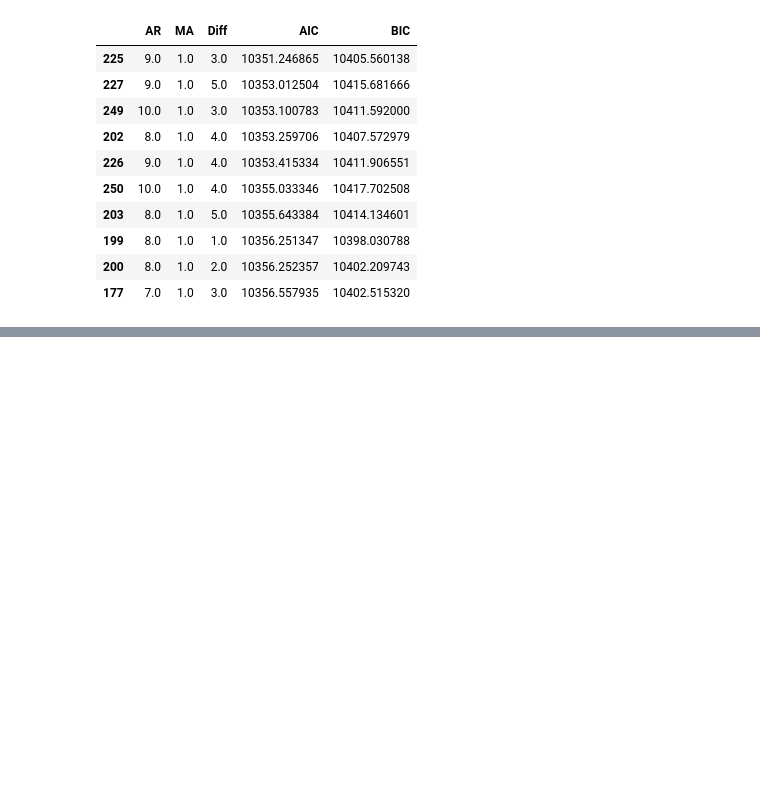
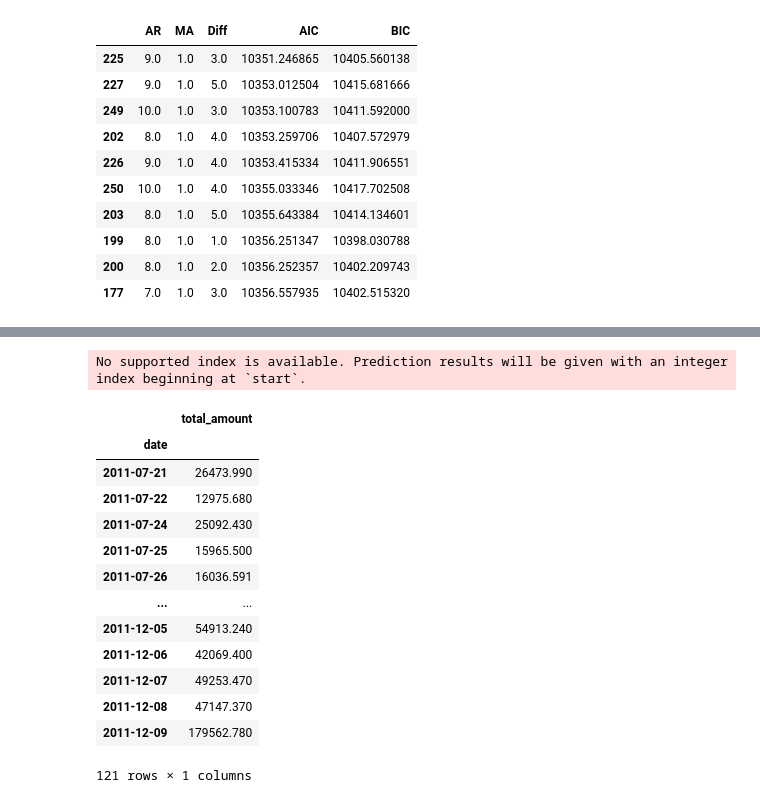
Before and after one commit to yichuang25/Forecasting-Project-Sales, a Jupyter notebook: Analysis&Modeling/SARIMAX.ipynb, the cells around one changed output, grey strips where cells are left out. Drawn from its saved outputs; the diff is of its cells as text; code cells hidden in the pictures; blank space fills up the shorter version.

```diff
--- a/Analysis&Modeling/SARIMAX.ipynb
+++ b/Analysis&Modeling/SARIMAX.ipynb
@@ -325,0 +386,4 @@ result_frame.sort_values(by=['AIC','BIC']).head(10)
+# %%
+predictions= results.predict(start=sales1_train.shape[0], end=sales.shape[0]-1)
+# %% [output]
+No supported index is available. Prediction results will be given with an integer index beginning at `start`.
@@ -325,0 +402,17 @@ result_frame.sort_values(by=['AIC','BIC']).head(10)
+# %%
+sales1_test
+# %% [output]
+|  | total_amount |
+| date |  |
+| 2011-07-21 | 26473.990 |
+| 2011-07-22 | 12975.680 |
+| 2011-07-24 | 25092.430 |
+| 2011-07-25 | 15965.500 |
+| 2011-07-26 | 16036.591 |
+| ... | ... |
+| 2011-12-05 | 54913.240 |
+| 2011-12-06 | 42069.400 |
+| 2011-12-07 | 49253.470 |
+| 2011-12-08 | 47147.370 |
+| 2011-12-09 | 179562.780 |
+121 rows × 1 columns
```
Also changed, not shown: parts of 7 cells of this notebook.
